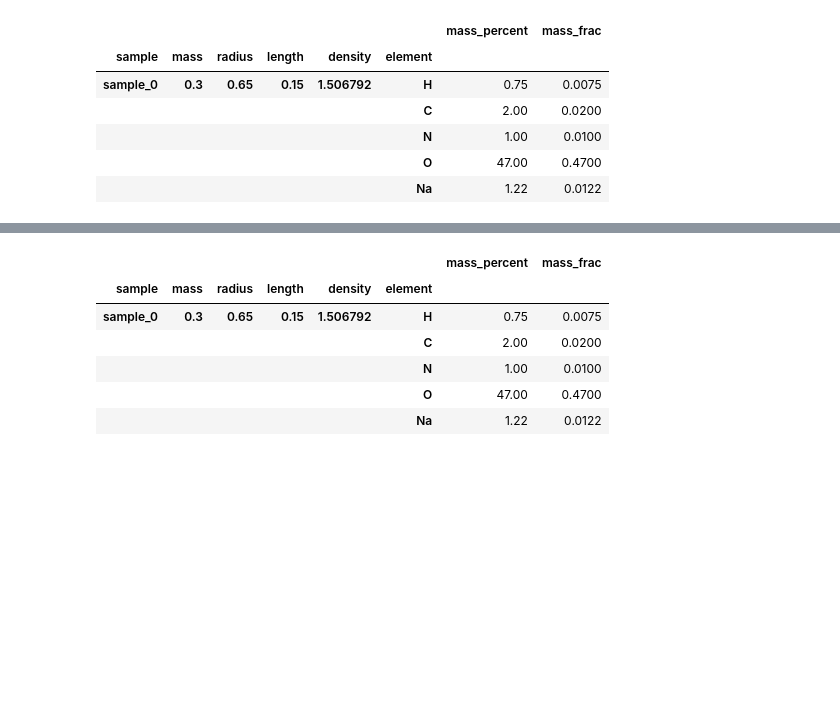
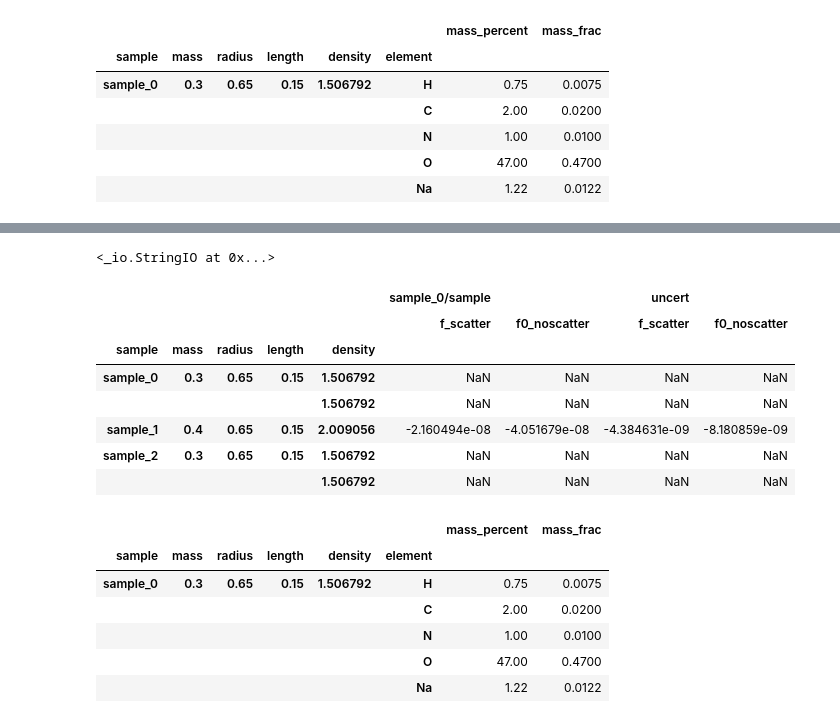
Before and after one commit to wpk-nist-gov/neutron_analysis, a Jupyter notebook: notebooks/demo.ipynb, the cells around one changed output, grey strips where cells are left out. Saved outputs shown, nothing was run; the diff lists cells and outputs as text; code cells hidden in the pictures; blank space fills up the shorter version.

```diff
--- a/notebooks/demo.ipynb
+++ b/notebooks/demo.ipynb
@@ -24,3 +26,6 @@ df_mass.head()
 |  |  |  |  |  | N | 1.00 | 0.0100 |
 |  |  |  |  |  | O | 47.00 | 0.4700 |
 |  |  |  |  |  | Na | 1.22 | 0.0122 |
+# %%
+s = StringIO()
+df_mass.to_csv(s)
@@ -27,3 +38,5 @@ df_mass.head()
+# %%
+S0 = shielding.NeutronShieldingPT(out)
 # %%
 # create shielding objects
 S = shielding.NeutronShieldingUser(df_mass)
@@ -29,0 +52,6 @@ S = shielding.NeutronShieldingUser(df_mass)
+# %%
+s = StringIO()
+S.shielding_ratio('sample_0', value_name='values').to_csv(s)
+s
+# %% [output]
+<_io.StringIO at 0x...>
@@ -30,3 +74,14 @@ S = shielding.NeutronShieldingUser(df_mass)
+# %%
+S.shielding_ratio('sample_0') - S0.shielding_ratio('sample_0')
+# %% [output]
+|  |  |  |  |  | sample_0/sample |  | uncert |  |
+|  |  |  |  |  | f_scatter | f0_noscatter | f_scatter | f0_noscatter |
+| sample | mass | radius | length | density |  |  |  |  |
+| sample_0 | 0.3 | 0.65 | 0.15 | 1.506792 | NaN | NaN | NaN | NaN |
+|  |  |  |  | 1.506792 | NaN | NaN | NaN | NaN |
+| sample_1 | 0.4 | 0.65 | 0.15 | 2.009056 | -2.160494e-08 | -4.051679e-08 | -4.384631e-09 | -8.180859e-09 |
+| sample_2 | 0.3 | 0.65 | 0.15 | 1.506792 | NaN | NaN | NaN | NaN |
+|  |  |  |  | 1.506792 | NaN | NaN | NaN | NaN |
 # %%
 S.mass_table.head()
 # %% [output]
```
Also changed, not shown: parts of 17 cells of this notebook, 2 other files.
